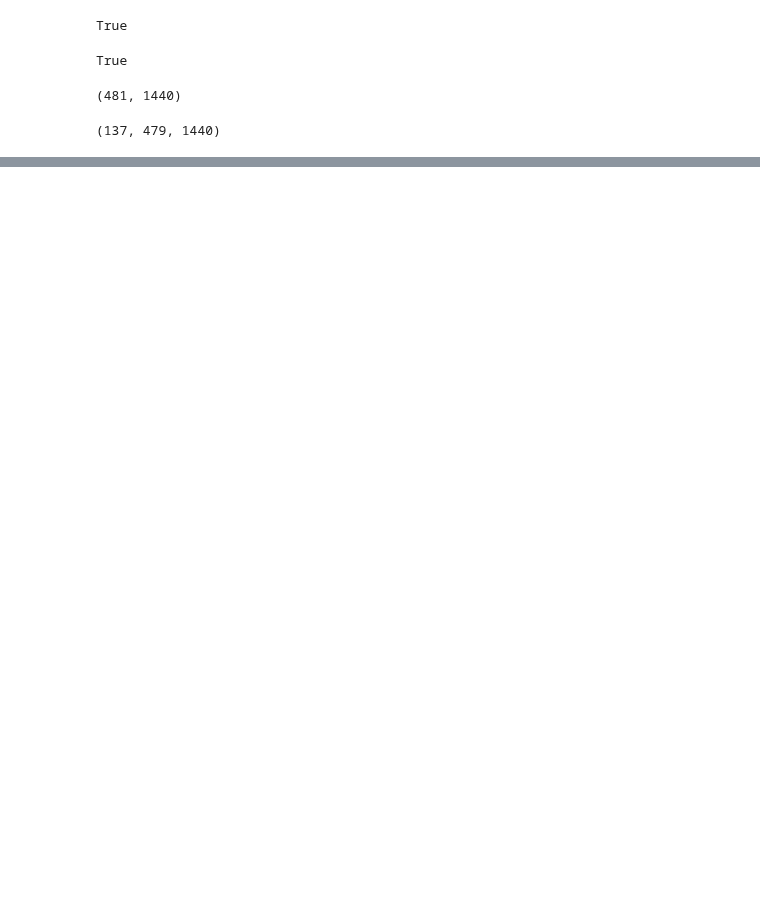
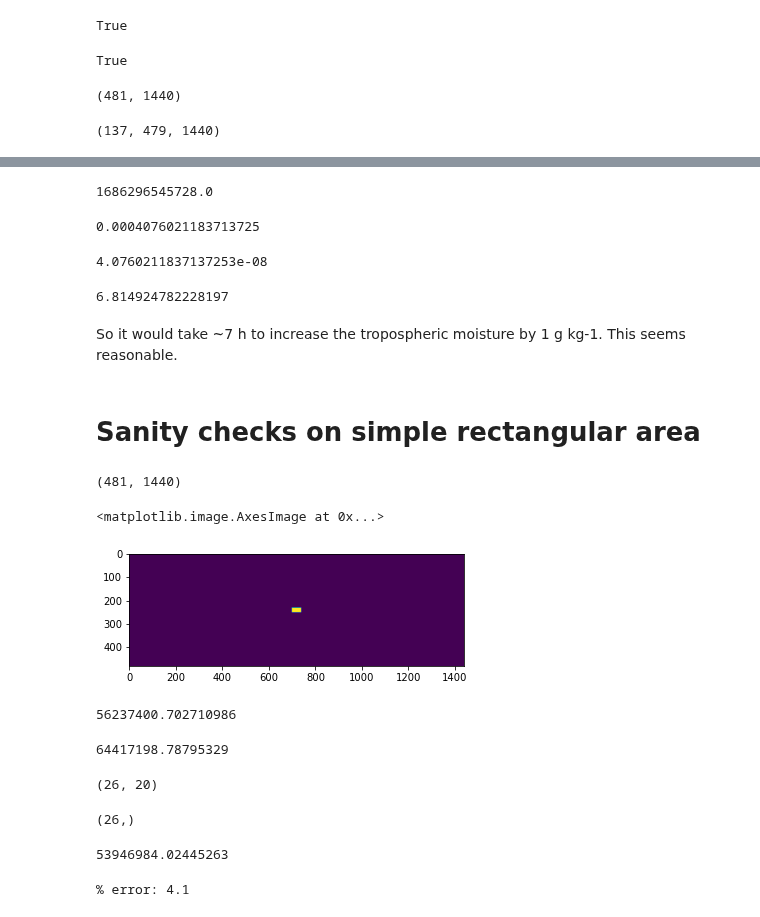
Before and after one commit to markmuetz/mcs_prime, a Jupyter notebook: ctrl/notebooks/dev/calc_moisture_flux_divergence.ipynb, the cells around one changed output, grey strips where cells are left out. Drawn from its saved outputs; the diff is of its cells as text; code cells hidden in the pictures; blank space fills up the shorter version.

```diff
--- a/ctrl/notebooks/dev/calc_moisture_flux_divergence.ipynb
+++ b/ctrl/notebooks/dev/calc_moisture_flux_divergence.ipynb
@@ -288,0 +395,63 @@ np.abs(np.array(vals1) - np.array(vals2)).max()
+# %%
+# Area of large MCS in m2:
+area_mcs = (Acell[:, None] * np.ones((1440, )))[e5mask.MCS_cloudnumber.values[6] == cns[0]].sum()
+area_mcs
+# %% [output]
+1686296545728.0
+# %%
+# Increase in column water vapour
+dTCWV_dt = np.abs(vals2.min()) / area_mcs  # kg m-2 s-1
+dTCWV_dt
+# %% [output]
+0.0004076021183713725
+# %%
+# Approx. 1 g m-2 s-1. Say this is distributed over the lowest 10 km == 10,000 m:
+rho_avg = 1  # kg m-3
+# [s-1]   [kg m-2 s-1]    [m]     [kg m-3]
+dq_dt  =  dTCWV_dt     / (10000 * rho_avg)
+dq_dt  # [kg kg-1 s-1]
+# %% [output]
+4.0760211837137253e-08
+# %%
+delta_q = 1e-3  # 1 g kg-1
+delta_t = delta_q / dq_dt
+delta_t / 3600  # 7 hours.
+# %% [output]
+6.814924782228197
+# %% [markdown]
+So it would take ~7 h to increase the tropospheric moisture by 1 g kg-1. This seems reasonable.
+# %% [markdown]
+# Sanity checks on simple rectangular area
+# %%
+dummy_mask = np.zeros_like(e5mask.MCS_cloudnumber.values[6]).astype(bool)
+# %%
+dummy_mask.shape
+# %% [output]
+(481, 1440)
+# %%
+dummy_mask[230:250, 700:740] = True
+# %%
+plt.imshow(dummy_mask)
+# %% [output]
+<matplotlib.image.AxesImage at 0x...>
+[figure, added]
+# %%
+# Use array broadcasting to create mask (where the current cloudnumber (cn) is true) to select vals from
+# area weighted divergence of moisture flux.
+m = (vert_idx[ml:, None, None] * dummy_mask[None, 1:-1, :]).astype(bool)
+mf_out_of_dummy_area = Vweighted_div_mf[ml:][m].sum()
+mf_out_of_dummy_area
+# %% [output]
+56237400.702710986
+# %%
+mf_u_on_grid = rho * q * u
+mf_v_on_grid = rho * q * v
+w1 = mf_u_on_grid[ml:, 230:250, 700].mean()
+w2 = mf_u_on_grid[ml:, 230:250, 740].mean()
+w3 = mf_v_on_grid[ml:, 230, 700:740].mean()
+w4 = mf_v_on_grid[ml:, 250, 700:740].mean()
+
+mf_approx = - w1 * dy * 20 * dz[ml:].sum() + w2 * dy * 20 * dz[ml:].sum() + w3 * dx[230] * 40 * dz[ml:].sum() - w4 * dx[250] * 40 * dz[ml:].sum()
+mf_approx
+# %% [output]
+64417198.78795329
@@ -288,0 +463,8 @@ np.abs(np.array(vals1) - np.array(vals2)).max()
+# %%
+mf1.shape
+# %% [output]
+(26, 20)
+# %%
+dz[ml:].shape
+# %% [output]
+(26,)
@@ -288,0 +478,8 @@ np.abs(np.array(vals1) - np.array(vals2)).max()
+# %%
+mf_approx2
+# %% [output]
+53946984.02445263
+# %%
+print(f'% error: {(mf_out_of_dummy_area - mf_approx2) / mf_out_of_dummy_area * 100:.1f}')
+# %% [output]
+% error: 4.1
```
Also changed, not shown: parts of 58 cells of this notebook, 12 other files.
